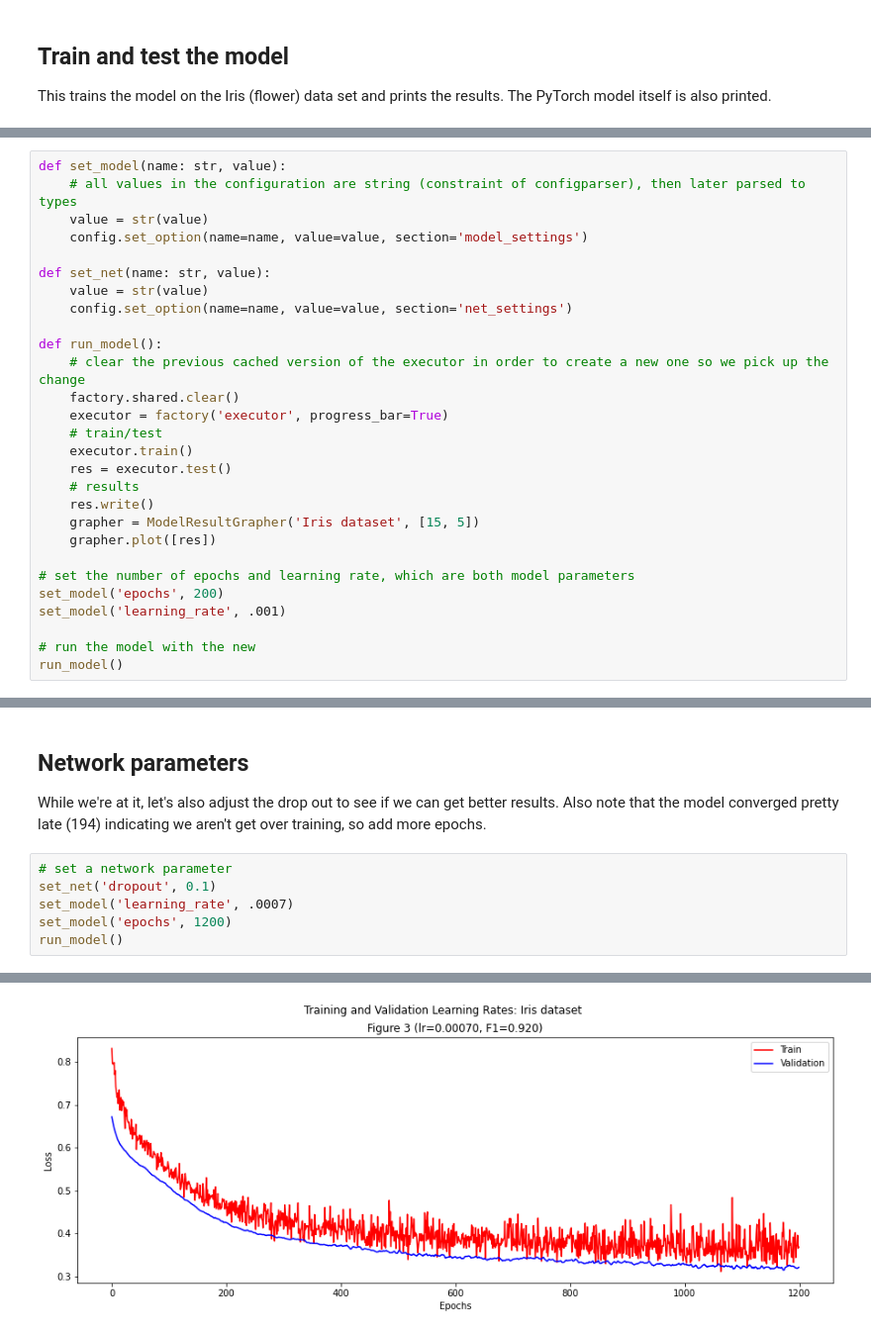
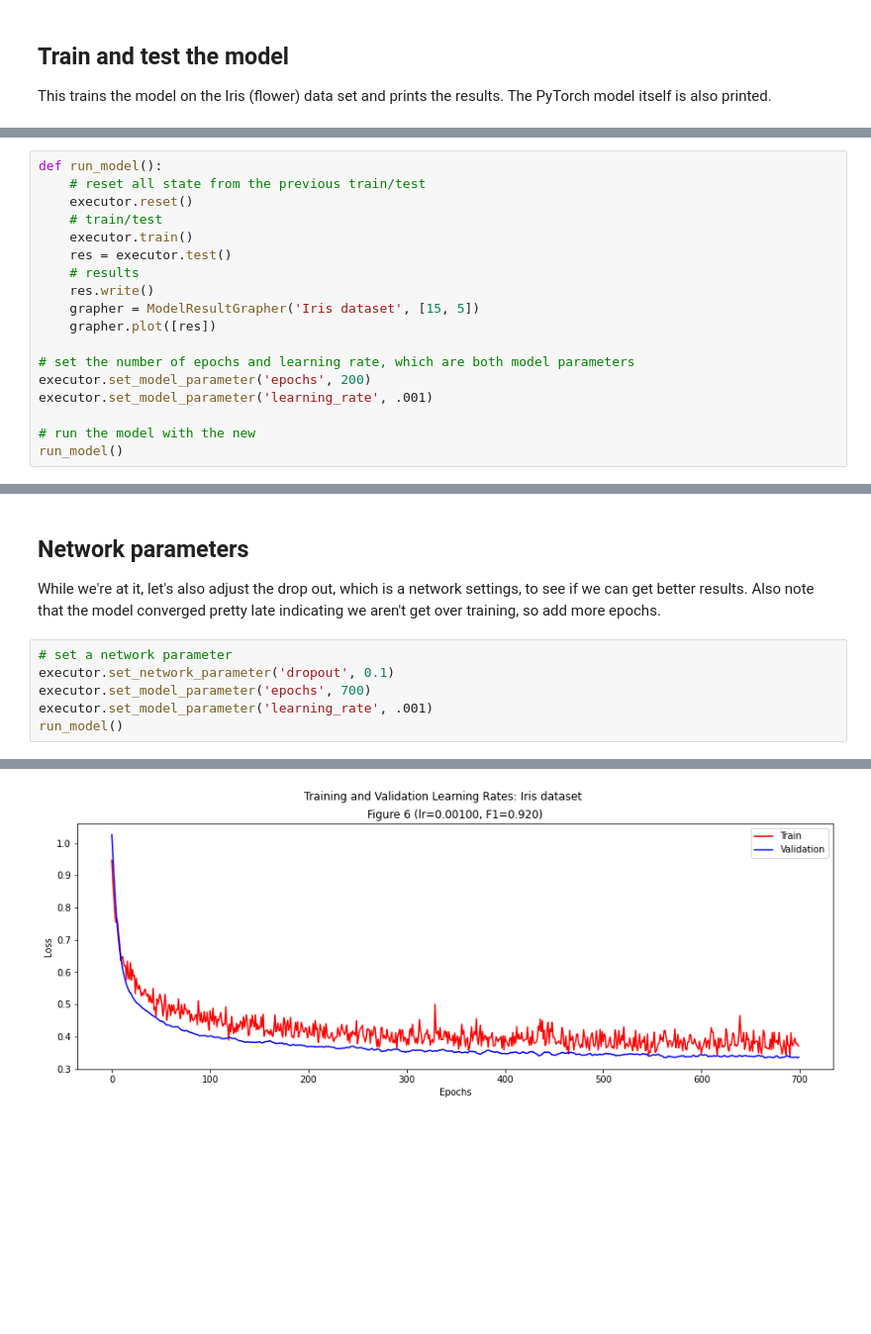
Before and after one commit to plandes/deeplearn, a Jupyter notebook: notebook/Iris.ipynb, the cells around one changed output, grey strips where cells are left out. Shown at 99% size. Cells and saved outputs as stored; diff of their text form; blank space fills up the shorter version.

```diff
--- a/notebook/Iris.ipynb
+++ b/notebook/Iris.ipynb
@@ -121,17 +119,7 @@ To fix that, let's decrease the learning rate.  We'll probably end up modifying
 # %%
-def set_model(name: str, value):
-    # all values in the configuration are string (constraint of configparser), then later parsed to types
-    value = str(value)
-    config.set_option(name=name, value=value, section='model_settings')
-
-def set_net(name: str, value):
-    value = str(value)
-    config.set_option(name=name, value=value, section='net_settings')
-
 def run_model():
-    # clear the previous cached version of the executor in order to create a new one so we pick up the change
-    factory.shared.clear()
-    executor = factory('executor', progress_bar=True)
+    # reset all state from the previous train/test
+    executor.reset()
     # train/test
     executor.train()
     res = executor.test()
@@ -141,8 +129,8 @@ def run_model():
     grapher.plot([res])
 
 # set the number of epochs and learning rate, which are both model parameters
-set_model('epochs', 200)
-set_model('learning_rate', .001)
+executor.set_model_parameter('epochs', 200)
+executor.set_model_parameter('learning_rate', .001)
 
 # run the model with the new
 run_model()
@@ -168,12 +156,12 @@ Learning rate: 0.001
 # %% [markdown]
 ## Network parameters
 
-While we're at it, let's also adjust the drop out to see if we can get better results.  Also note that the model converged pretty late (194) indicating we aren't get over training, so add more epochs.
+While we're at it, let's also adjust the drop out, which is a network settings, to see if we can get better results.  Also note that the model converged pretty late indicating we aren't get over training, so add more epochs.
 # %%
 # set a network parameter
-set_net('dropout', 0.1)
-set_model('learning_rate', .0007)
-set_model('epochs', 1200)
+executor.set_network_parameter('dropout', 0.1)
+executor.set_model_parameter('epochs', 700)
+executor.set_model_parameter('learning_rate', .001)
 run_model()
 # %% [output]
 Name: Iris
@@ -191,6 +179,6 @@ Learning rate: 0.0007
 ... (15 lines left out)
         num outcomes: 25
         epoch convergence: 0
         micro: F1: 0.920, precision: 0.92, recall: 0.92
         macro: F1: 0.911, precision: 0.91, recall: 0.91
-[figure, old version]
+[figure, new version]
```
Also changed, not shown: parts of 6 cells of this notebook.
